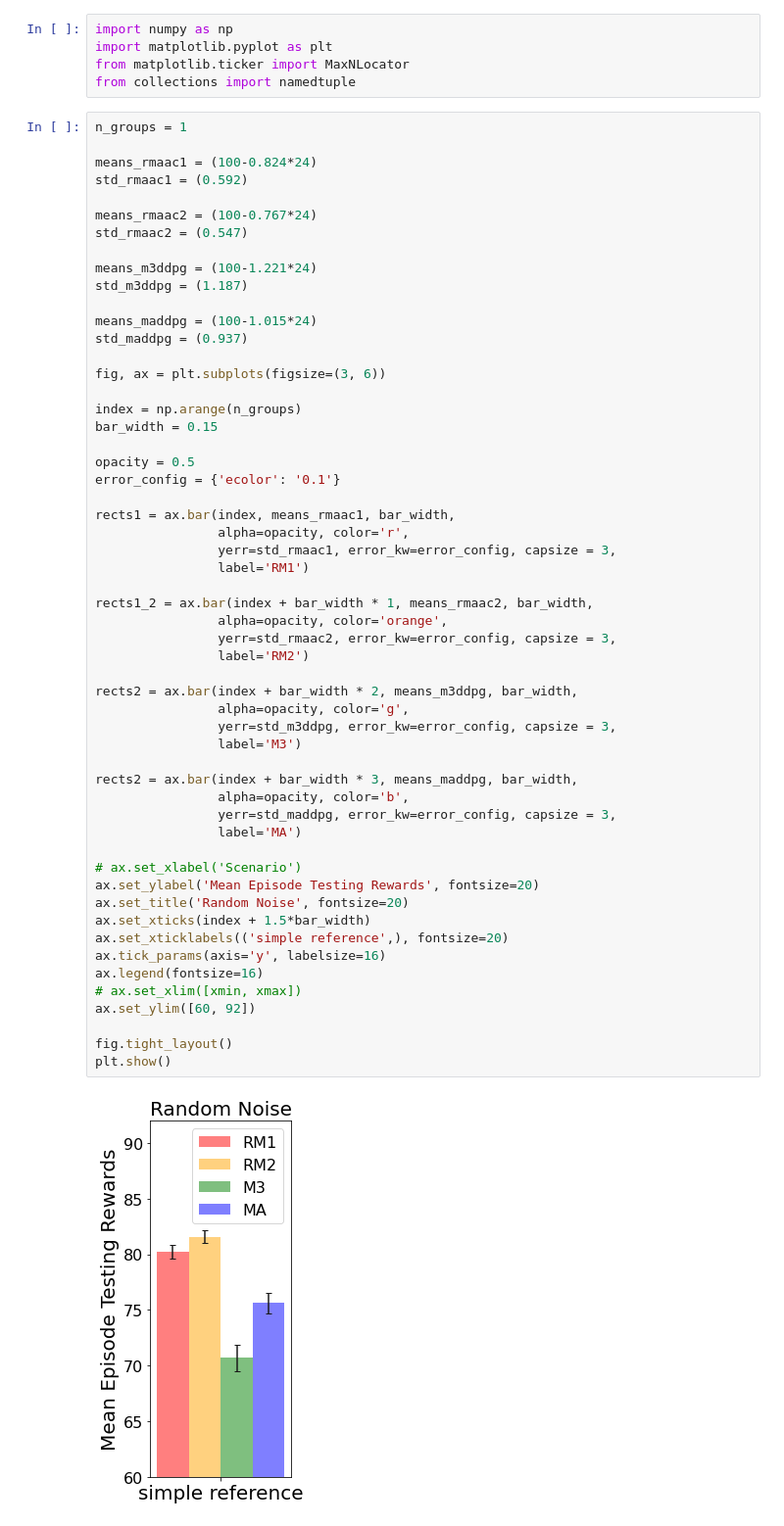
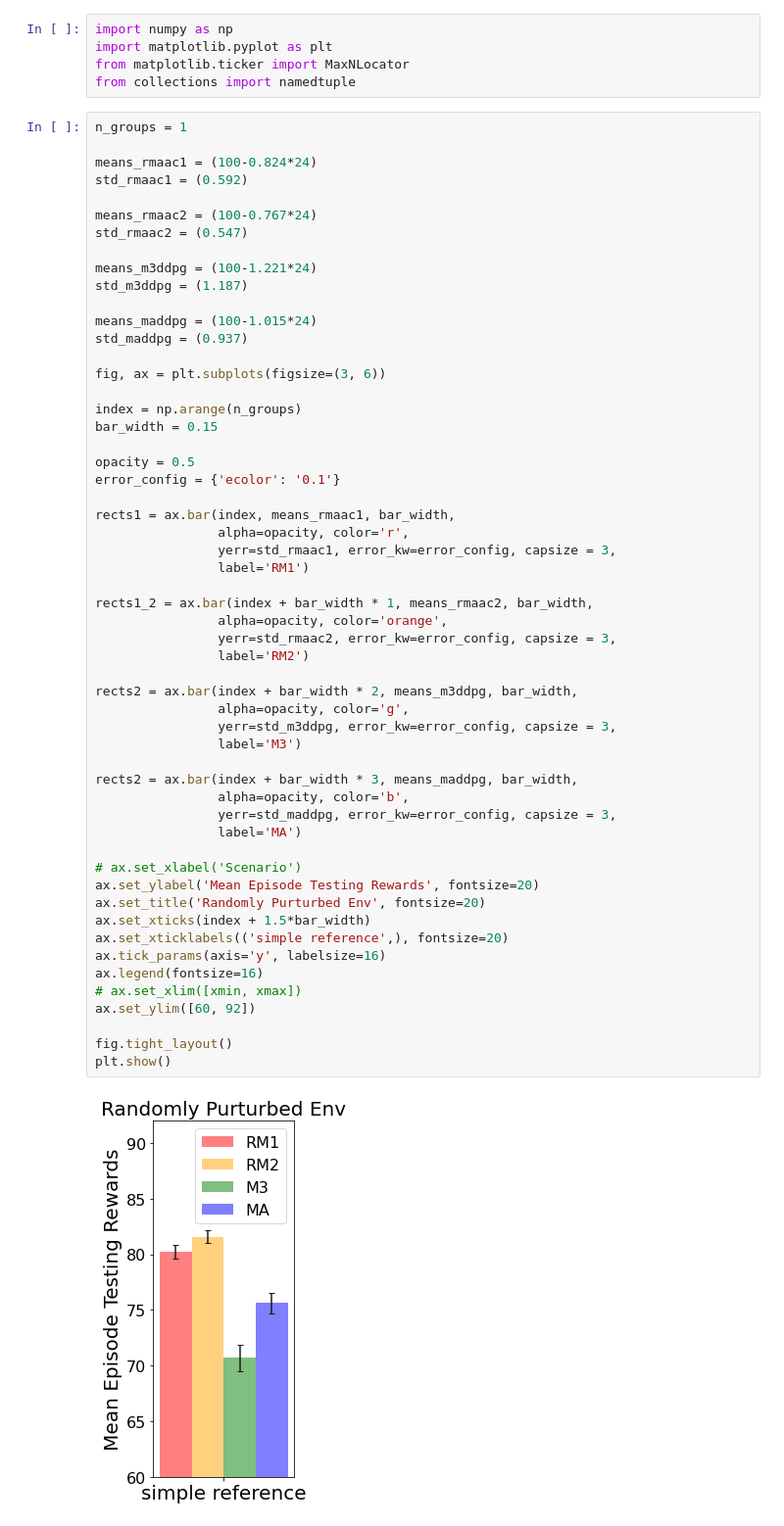
Before and after one commit to SihongHo/2022_rl, a Jupyter notebook: Figure_random.ipynb, the cells around one changed output. Shown at 98% size. Saved outputs shown, nothing was run; the diff lists cells and outputs as text.

Commit message:
change title

```diff
--- a/Figure_random.ipynb
+++ b/Figure_random.ipynb
@@ -31,35 +31,35 @@ rects1 = ax.bar(index, means_rmaac1, bar_width,
                 yerr=std_rmaac1, error_kw=error_config, capsize = 3,
                 label='RM1')
 
 rects1_2 = ax.bar(index + bar_width * 1, means_rmaac2, bar_width,
                 alpha=opacity, color='orange',
                 yerr=std_rmaac2, error_kw=error_config, capsize = 3,
                 label='RM2')
 
 rects2 = ax.bar(index + bar_width * 2, means_m3ddpg, bar_width,
                 alpha=opacity, color='g',
                 yerr=std_m3ddpg, error_kw=error_config, capsize = 3,
                 label='M3')
 
 rects2 = ax.bar(index + bar_width * 3, means_maddpg, bar_width,
                 alpha=opacity, color='b',
                 yerr=std_maddpg, error_kw=error_config, capsize = 3,
                 label='MA')
 
 # ax.set_xlabel('Scenario')
 ax.set_ylabel('Mean Episode Testing Rewards', fontsize=20)
-ax.set_title('Random Noise', fontsize=20)
+ax.set_title('Randomly Purturbed Env', fontsize=20)
 ax.set_xticks(index + 1.5*bar_width)
 ax.set_xticklabels(('simple reference',), fontsize=20)
 ax.tick_params(axis='y', labelsize=16)
 ax.legend(fontsize=16)
 # ax.set_xlim([xmin, xmax])
 ax.set_ylim([60, 92])
 
 fig.tight_layout()
 plt.show()
 # %% [output]
-[figure, old version]
+[figure, new version]
 # %%
 n_groups = 1
 
```
Also changed, not shown: parts of 2 cells of this notebook, 1 other file.
